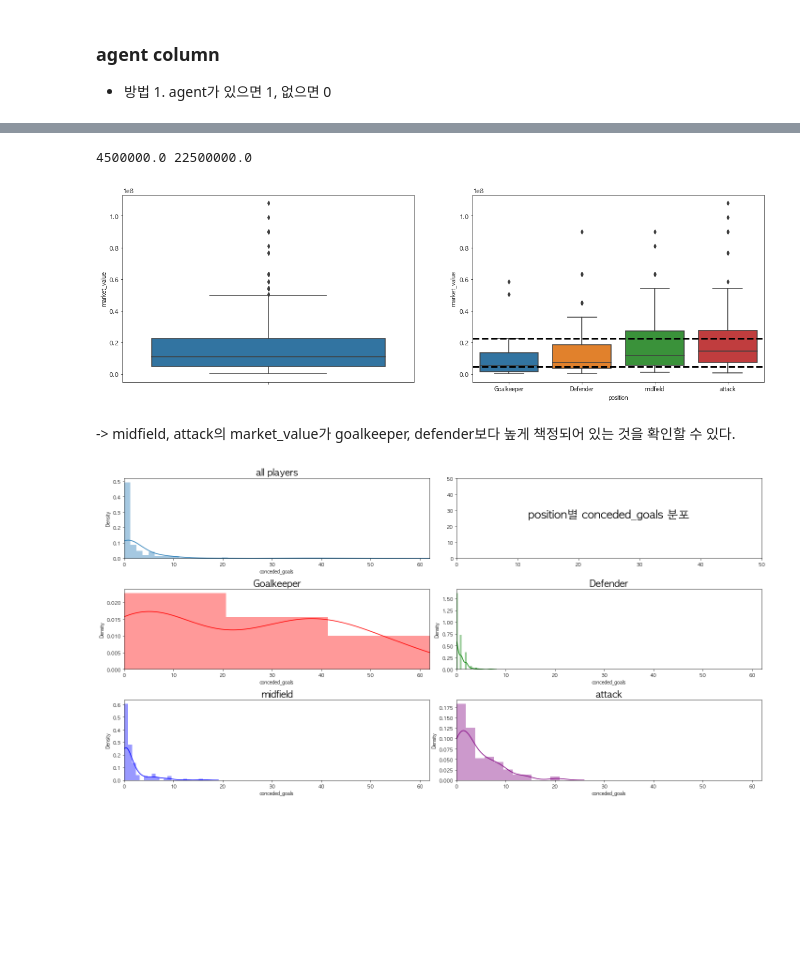
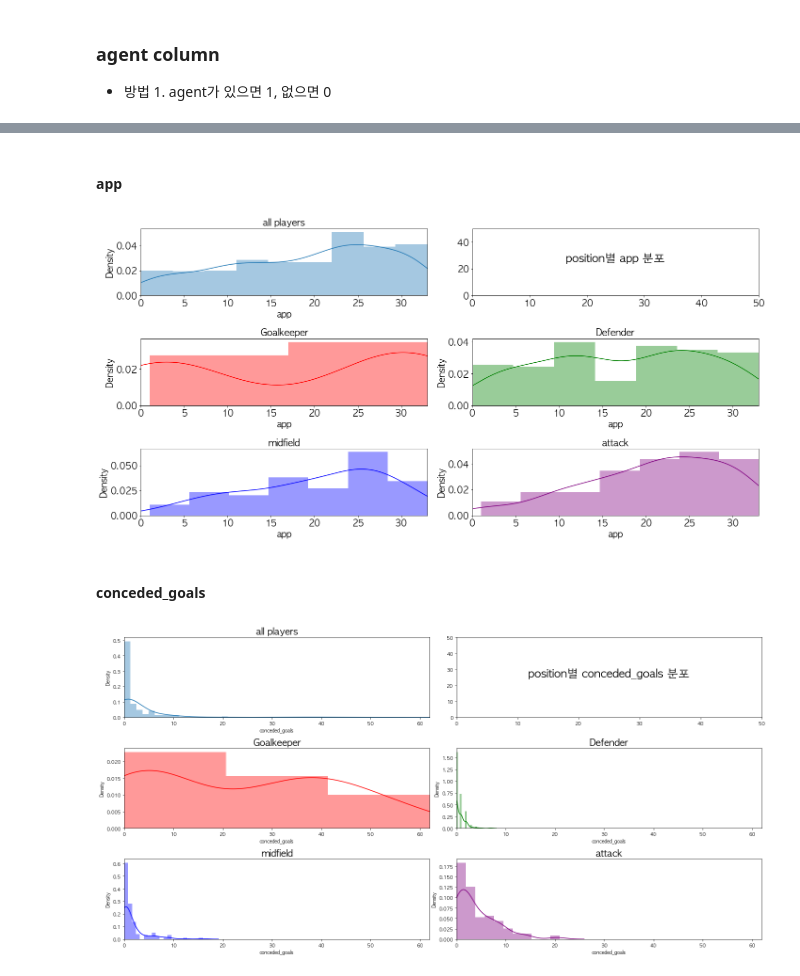
Before and after one commit to dss-17th/reg-repo-8, a Jupyter notebook: aeea_part/EDA.ipynb, the cells around one changed output, grey strips where cells are left out. Saved outputs shown, nothing was run; the diff lists cells and outputs as text; code cells hidden in the pictures; blank space fills up the shorter version.

```diff
--- a/aeea_part/EDA.ipynb
+++ b/aeea_part/EDA.ipynb
@@ -160,19 +208,11 @@ make_by_position('market_value', kde=True)
-# %%
-fig, ax = plt.subplots(1, 2, figsize=(20, 6))
-
-sns.boxplot(data=premier_df, y='market_value', ax=ax[0])
-sns.boxplot(data=premier_df, x='position', y='market_value', ax=ax[1])
-plt.axhline(np.percentile(premier_df['market_value'], 25), color='black', linestyle='--', linewidth=3)
-plt.axhline(np.percentile(premier_df['market_value'], 75), color='black', linestyle='--', linewidth=3)
-print(np.percentile(premier_df['market_value'], 25),
-     np.percentile(premier_df['market_value'], 75))
-
-plt.show()
-# %% [output]
-4500000.0 22500000.0
-[figure, removed]
-# %% [markdown]
--> midfield, attack의 market_value가 goalkeeper, defender보다 높게 책정되어 있는 것을 확인할 수 있다.
+# %% [markdown]
+#### app
+# %%
+make_by_position('app', kde=True)
+# %% [output]
+[figure, added]
+# %% [markdown]
+#### conceded_goals
 # %%
 make_by_position('conceded_goals')
 # %% [output]
```
Also changed, not shown: parts of 30 cells of this notebook.
